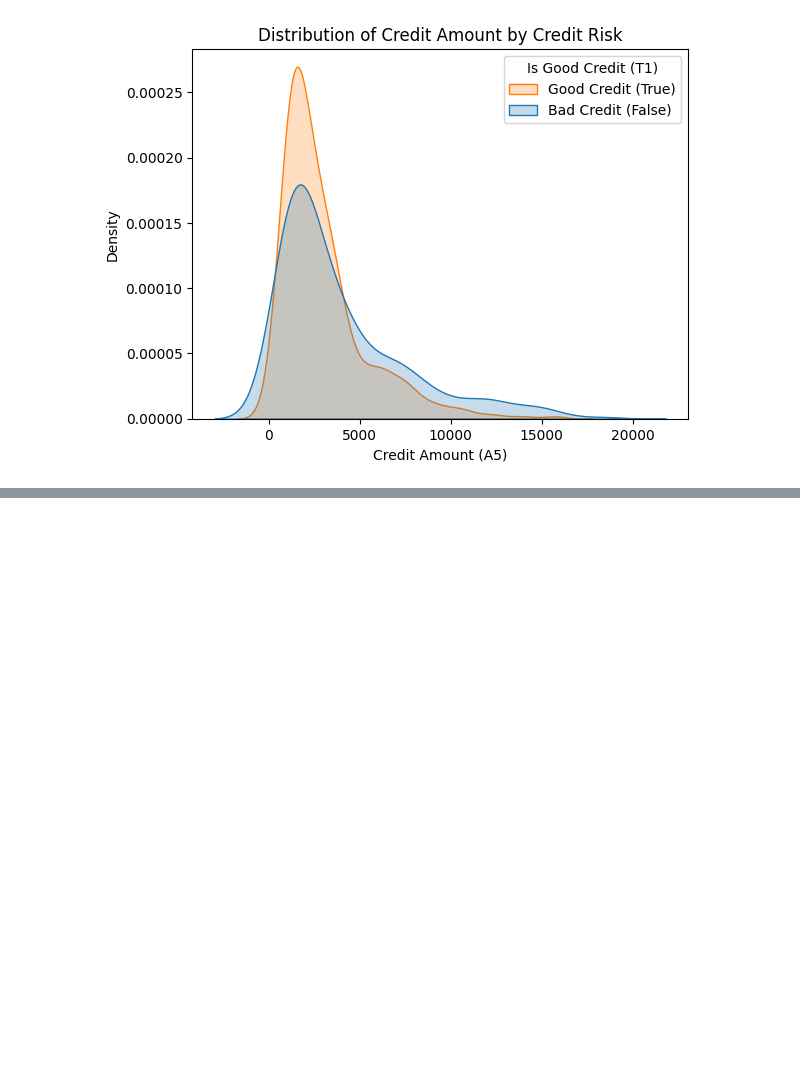
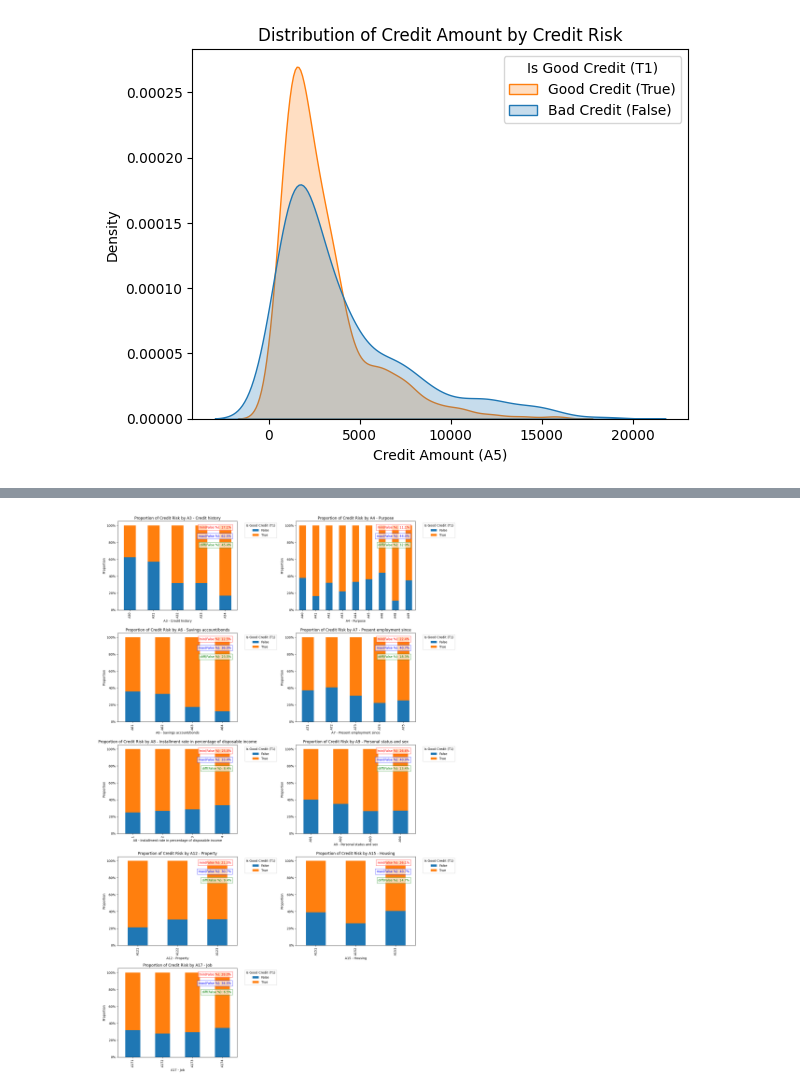
Before and after one commit to feed0/german-credit-data, a Jupyter notebook: python/src/2_fayaad_1_selection.ipynb, the cells around one changed output, grey strips where cells are left out. Saved outputs shown, nothing was run; the diff lists cells and outputs as text; code cells hidden in the pictures; blank space fills up the shorter version.

```diff
--- a/python/src/2_fayaad_1_selection.ipynb
+++ b/python/src/2_fayaad_1_selection.ipynb
@@ -349,0 +356,38 @@ chi2_df
+# %%
+# Subplots for each categorical column with max, min, and diff percentages of 'Is good credit == False' per class
+n_cols = 2
+n_rows = int(np.ceil(len(remaining_categorical_columns) / n_cols))
+fig, axes = plt.subplots(n_rows, n_cols, figsize=(16, 5 * n_rows))
+axes = axes.flatten()
+
+for idx, column in enumerate(remaining_categorical_columns):
+    contingency = pd.crosstab(german_credit_data[column], german_credit_data[TARGET_COLUMN])
+    proportions = contingency.div(contingency.sum(axis=1), axis=0)
+    proportions.plot(kind='bar', stacked=True, ax=axes[idx])
+    axes[idx].set_title(f'Proportion of Credit Risk by {column}')
+    axes[idx].set_ylabel('Proportion')
+    axes[idx].set_xlabel(column)
+    axes[idx].legend(title='Is Good Credit (T1)', bbox_to_anchor=(1.05, 1), loc='upper left')
+    axes[idx].yaxis.set_major_formatter(plt.matplotlib.ticker.PercentFormatter(1))
+
+    # Calculate max, min, and diff percentage for 'Is good credit == False' only
+    if False in proportions.columns:
+        false_percentages = proportions[False] * 100
+        min_pct_false = false_percentages.min()
+        max_pct_false = false_percentages.max()
+        diff_pct_false = max_pct_false - min_pct_false
+        axes[idx].text(0.95, 0.85, f"max(False %): {max_pct_false:.1f}%", transform=axes[idx].transAxes, ha='right', va='top', fontsize=10, color='blue', bbox=dict(facecolor='white', alpha=0.7, edgecolor='blue'))
+        axes[idx].text(0.95, 0.95, f"min(False %): {min_pct_false:.1f}%", transform=axes[idx].transAxes, ha='right', va='top', fontsize=10, color='red', bbox=dict(facecolor='white', alpha=0.7, edgecolor='red'))
+        axes[idx].text(0.95, 0.75, f"diff(False %): {diff_pct_false:.1f}%", transform=axes[idx].transAxes, ha='right', va='top', fontsize=10, color='green', bbox=dict(facecolor='white', alpha=0.7, edgecolor='green'))
+    else:
+        axes[idx].text(0.95, 0.85, f"max(False %): N/A", transform=axes[idx].transAxes, ha='right', va='top', fontsize=10, color='blue', bbox=dict(facecolor='white', alpha=0.7, edgecolor='blue'))
+        axes[idx].text(0.95, 0.95, f"min(False %): N/A", transform=axes[idx].transAxes, ha='right', va='top', fontsize=10, color='red', bbox=dict(facecolor='white', alpha=0.7, edgecolor='red'))
+        axes[idx].text(0.95, 0.75, f"diff(False %): N/A", transform=axes[idx].transAxes, ha='right', va='top', fontsize=10, color='green', bbox=dict(facecolor='white', alpha=0.7, edgecolor='green'))
+
+for j in range(idx + 1, len(axes)):
+    fig.delaxes(axes[j])
+
+plt.tight_layout()
+plt.show()
+# %% [output]
+[figure, added]
```
Also changed, not shown: parts of 14 cells of this notebook.
